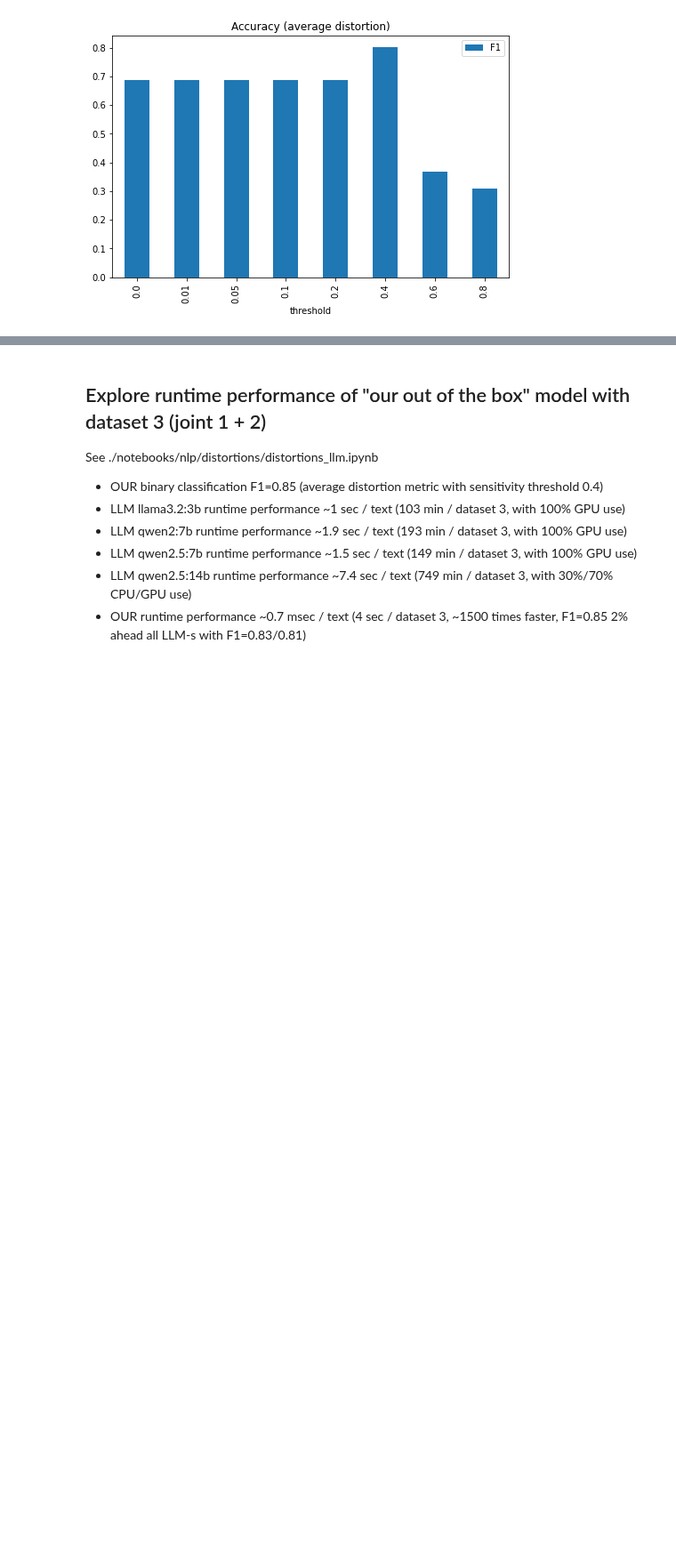
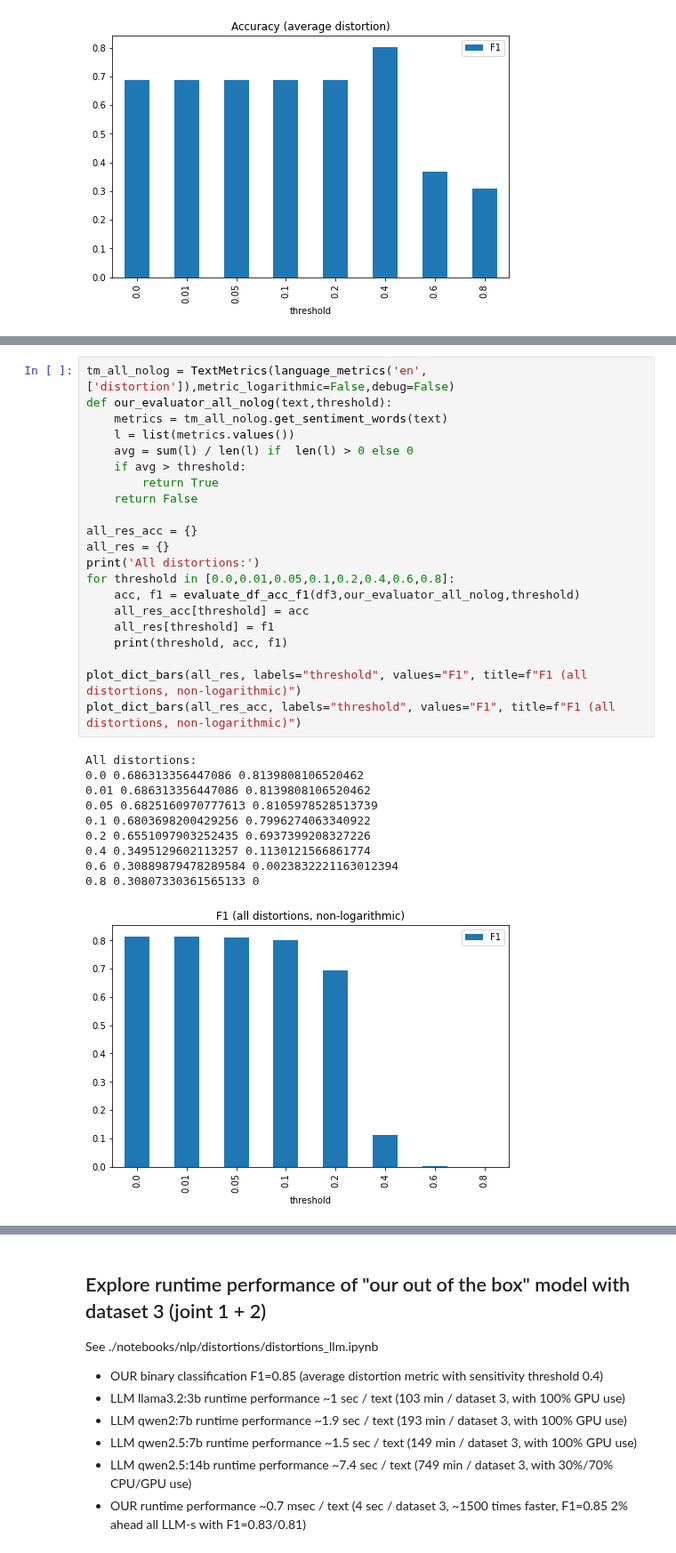
Before and after one commit to aigents/pygents, a Jupyter notebook: notebooks/nlp/distortions/distortions_joint_binary.ipynb, the cells around one changed output, grey strips where cells are left out. Shown at 89% size. Cells and saved outputs as stored; diff of their text form; blank space fills up the shorter version.

```diff
--- a/notebooks/nlp/distortions/distortions_joint_binary.ipynb
+++ b/notebooks/nlp/distortions/distortions_joint_binary.ipynb
@@ -354,0 +365,32 @@ All distortions:
+# %%
+tm_all_nolog = TextMetrics(language_metrics('en',['distortion']),metric_logarithmic=False,debug=False)
+def our_evaluator_all_nolog(text,threshold):
+    metrics = tm_all_nolog.get_sentiment_words(text)
+    l = list(metrics.values())
+    avg = sum(l) / len(l) if  len(l) > 0 else 0
+    if avg > threshold:
+        return True
+    return False
+
+all_res_acc = {}
+all_res = {}
+print('All distortions:')
+for threshold in [0.0,0.01,0.05,0.1,0.2,0.4,0.6,0.8]:
+    acc, f1 = evaluate_df_acc_f1(df3,our_evaluator_all_nolog,threshold)
+    all_res_acc[threshold] = acc
+    all_res[threshold] = f1
+    print(threshold, acc, f1)
+
+plot_dict_bars(all_res, labels="threshold", values="F1", title=f"F1 (all distortions, non-logarithmic)")
+plot_dict_bars(all_res_acc, labels="threshold", values="F1", title=f"F1 (all distortions, non-logarithmic)")
+# %% [output]
+All distortions:
+0.0 0.686313356447086 0.8139808106520462
+0.01 0.686313356447086 0.8139808106520462
+0.05 0.6825160970777613 0.8105978528513739
+0.1 0.6803698200429256 0.7996274063340922
+0.2 0.6551097903252435 0.6937399208327226
+0.4 0.3495129602113257 0.1130121566861774
+0.6 0.30889879478289584 0.0023832221163012394
+0.8 0.30807330361565133 0
+[figure, added]
```
Also changed, not shown: parts of 14 cells of this notebook.
